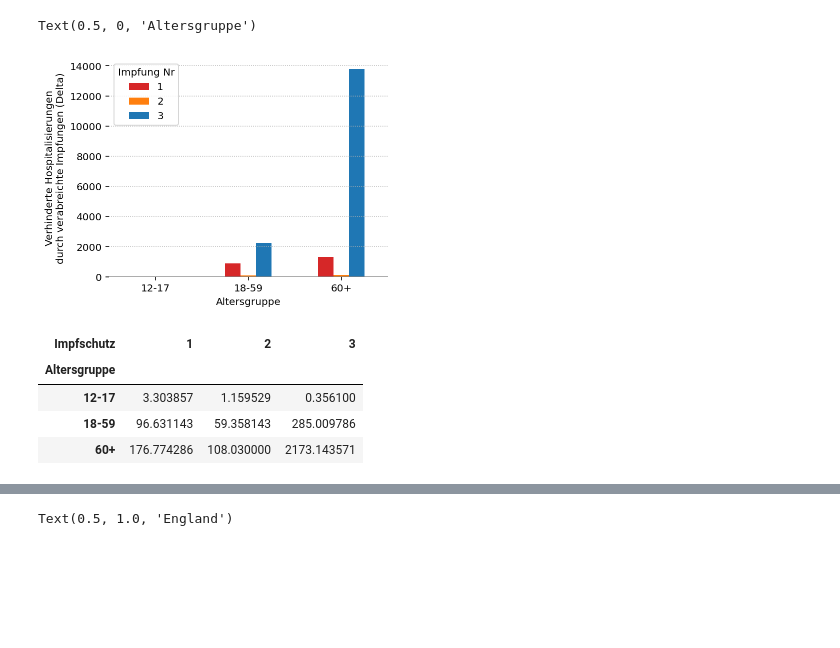
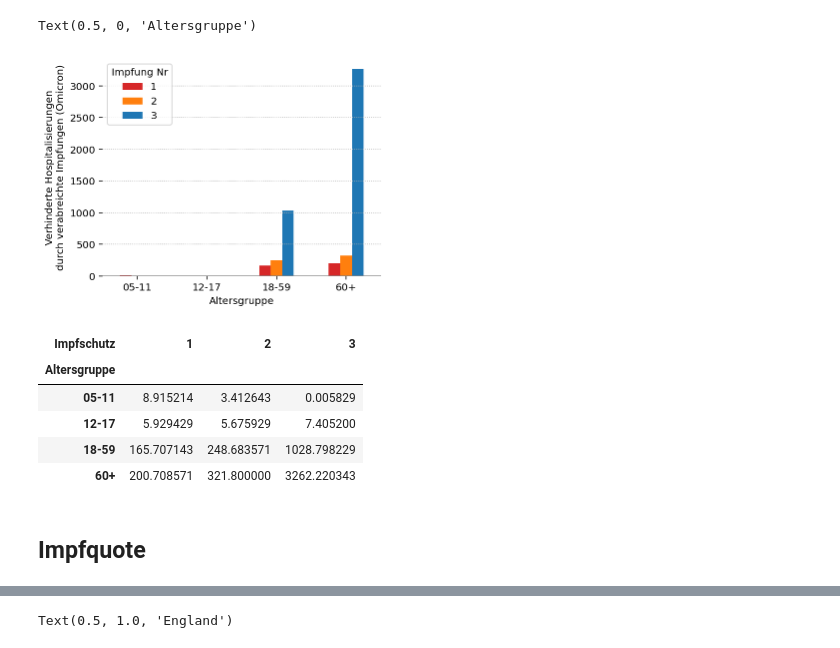
Before and after one commit to mg14/impfung-de, a Jupyter notebook: impfung.ipynb, the cells around one changed output, grey strips where cells are left out. Drawn from its saved outputs; the diff is of its cells as text; code cells hidden in the pictures; blank space fills up the shorter version.

```diff
--- a/impfung.ipynb
+++ b/impfung.ipynb
@@ -26,3 +31,21 @@ data
 # %%
 agg = pd.pivot_table(data, values="Anzahl", index=["Impfdatum","Altersgruppe"], columns="Impfschutz", aggfunc=np.sum)
-agg_avg = ( agg.loc["2021-12-08"] + agg.loc["2021-12-09"] + agg.loc["2021-12-10"] + agg.loc["2021-12-11"] + agg.loc["2021-12-12"] + agg.loc["2021-12-13"] + agg.loc["2021-12-14"] + agg.loc["2021-12-15"])/7
+agg_avg = agg.loc[agg.index.levels[0][-7:]].mean(level=[1])
+# %%
+plt.rc('font', family='DejaVu Sans')
+# %%
+fig, ax = plt.subplots(3,1, sharex=True,  figsize=(6,6))
+ax = ax.flatten()
+idx = pd.IndexSlice
+for i,j in enumerate(agg.columns):
+    y = agg.loc[:,j].unstack().iloc[-100:,:]
+    y.index = pd.DatetimeIndex(y.index)
+    y.plot(ax=ax[i])
+    ax[i].set_ylabel(f"Impfdosis {j}")
+    if j < 3:
+        ax[i].get_legend().remove()
+    for s in ax[i].spines.values():
+        s.set_visible(False)
+    ax[i].grid(ls=":")
+    #ax[i].set_ylabel("Dosen")
+    #ax[i].set_yscale("log")
@@ -63,6 +85,6 @@ agg
 # %%
-hr = np.array([2e-3, 2e-2, 1.6e-1])
-ve = np.array([1-0.08, (1-0.04)*0.08, 0.99*0.2])
+hr = np.array([1e-3, 2e-3, 2e-2, 1.6e-1])
+ve = np.array([0.5, 0.5-0.25, 0.25-0.08])#np.array([1-0.08, (1-0.04)*0.08, 0.99*0.2])
 #ve = np.array([76.7, 83.7*(100-76.7)/100, 96.9*(100-67.6)/100])/100.
-rr =  hosp / hosp * (hr.reshape(-1,1) * ve.reshape(1,-1))
+rr =  agg_avg / agg_avg * (hr.reshape(-1,1) * ve.reshape(1,-1))
 hosp = agg_avg * rr
@@ -84,26 +115,29 @@ Text(0.5, 0, 'Altersgruppe')
 # %%
 plt.rcParams['figure.facecolor']='white'
 hosp.plot.bar(figsize=(5,4),color=['C3','C1','C0'])
 date = pd.to_datetime(data.Impfdatum.values[-1]).strftime('%d.%m.%y')
-plt.ylabel(f"Verhinderte Hospitalisierungen\ndurch verabreichte Impfungen (Delta)")
+plt.ylabel(f"Verhinderte Hospitalisierungen\ndurch verabreichte Impfungen (Omicron)")
 plt.xticks(rotation=0)
 plt.grid(axis='y', ls=":")
 for s in plt.gca().spines.values():
     s.set_visible(False)
 plt.axhline(0, color='gray')
 plt.legend(title="Impfung Nr")
 plt.xlabel("Altersgruppe")
 # %% [output]
 Text(0.5, 0, 'Altersgruppe')
-[figure, old version]
+[figure, new version]
 # %%
 hosp
 # %% [output]
 | Impfschutz | 1 | 2 | 3 |
 | Altersgruppe |  |  |  |
-| 12-17 | 3.303857 | 1.159529 | 0.356100 |
-| 18-59 | 96.631143 | 59.358143 | 285.009786 |
-| 60+ | 176.774286 | 108.030000 | 2173.143571 |
+| 05-11 | 8.915214 | 3.412643 | 0.005829 |
+| 12-17 | 5.929429 | 5.675929 | 7.405200 |
+| 18-59 | 165.707143 | 248.683571 | 1028.798229 |
+| 60+ | 200.708571 | 321.800000 | 3262.220343 |
+# %% [markdown]
+## Impfquote
 # %%
 rate = pd.read_csv("https://raw.githubusercontent.com/robert-koch-institut/COVID-19-Impfungen_in_Deutschland/master/Aktuell_Deutschland_Impfquoten_COVID-19.csv")
 # %%
```
Also changed, not shown: parts of 56 cells of this notebook, 1 other file.
